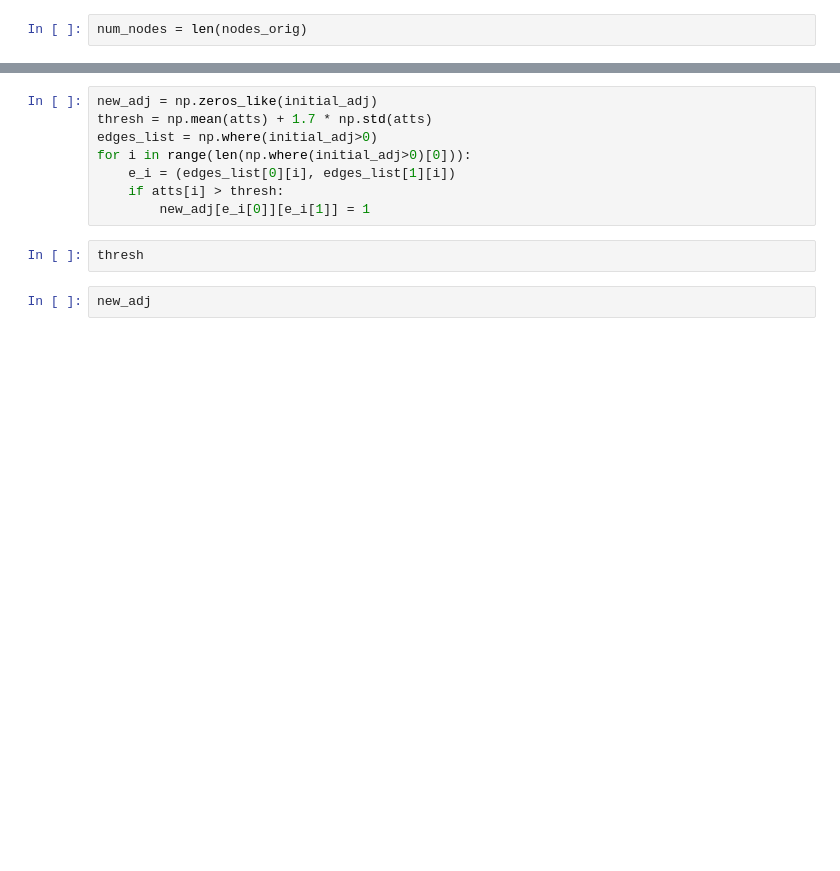
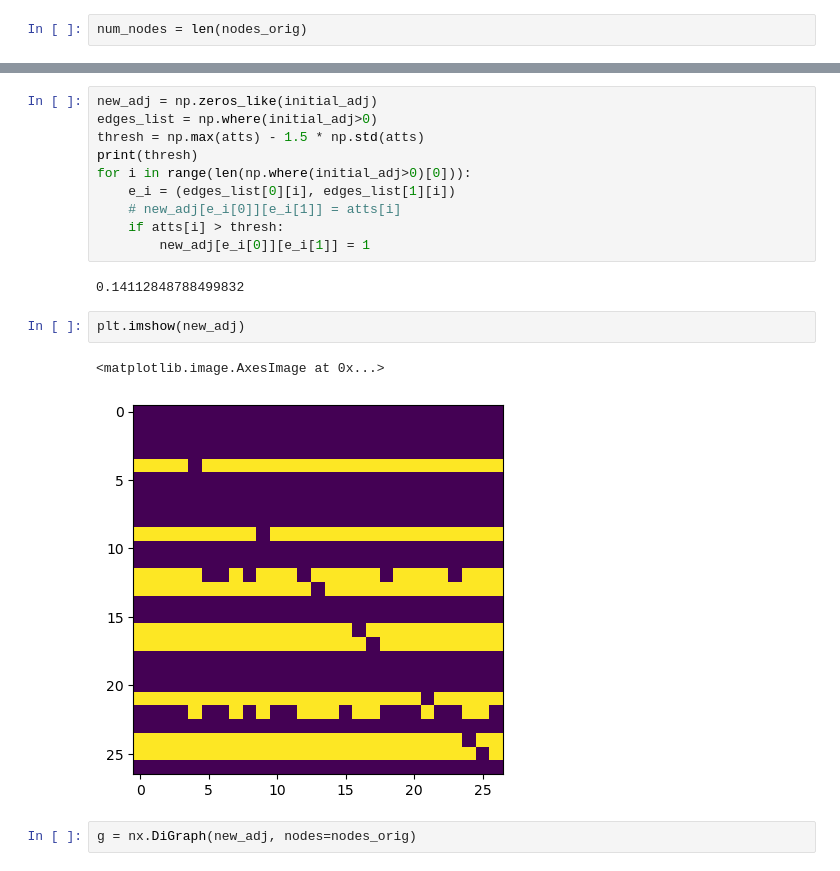
Before and after one commit to AmoghSingh25/Structure_Learning_L65, a Jupyter notebook: src/rnf_gnn_analysis.ipynb, the cells around one changed output, grey strips where cells are left out. Saved outputs shown, nothing was run; the diff lists cells and outputs as text; blank space fills up the shorter version.

```diff
--- a/src/rnf_gnn_analysis.ipynb
+++ b/src/rnf_gnn_analysis.ipynb
@@ -161,12 +183,19 @@ np.max(atts)
 # %%
 new_adj = np.zeros_like(initial_adj)
-thresh = np.mean(atts) + 1.7 * np.std(atts)
 edges_list = np.where(initial_adj>0)
+thresh = np.max(atts) - 1.5 * np.std(atts)
+print(thresh)
 for i in range(len(np.where(initial_adj>0)[0])):
     e_i = (edges_list[0][i], edges_list[1][i])
+    # new_adj[e_i[0]][e_i[1]] = atts[i]
     if atts[i] > thresh:
         new_adj[e_i[0]][e_i[1]] = 1
+# %% [output]
+0.14112848788499832
-# %%
-thresh
-# %%
-new_adj
+# %%
+plt.imshow(new_adj)
+# %% [output]
+<matplotlib.image.AxesImage at 0x...>
+[figure, added]
+# %%
+g = nx.DiGraph(new_adj, nodes=nodes_orig)
```
Also changed, not shown: parts of 13 cells of this notebook, 9 other files.
